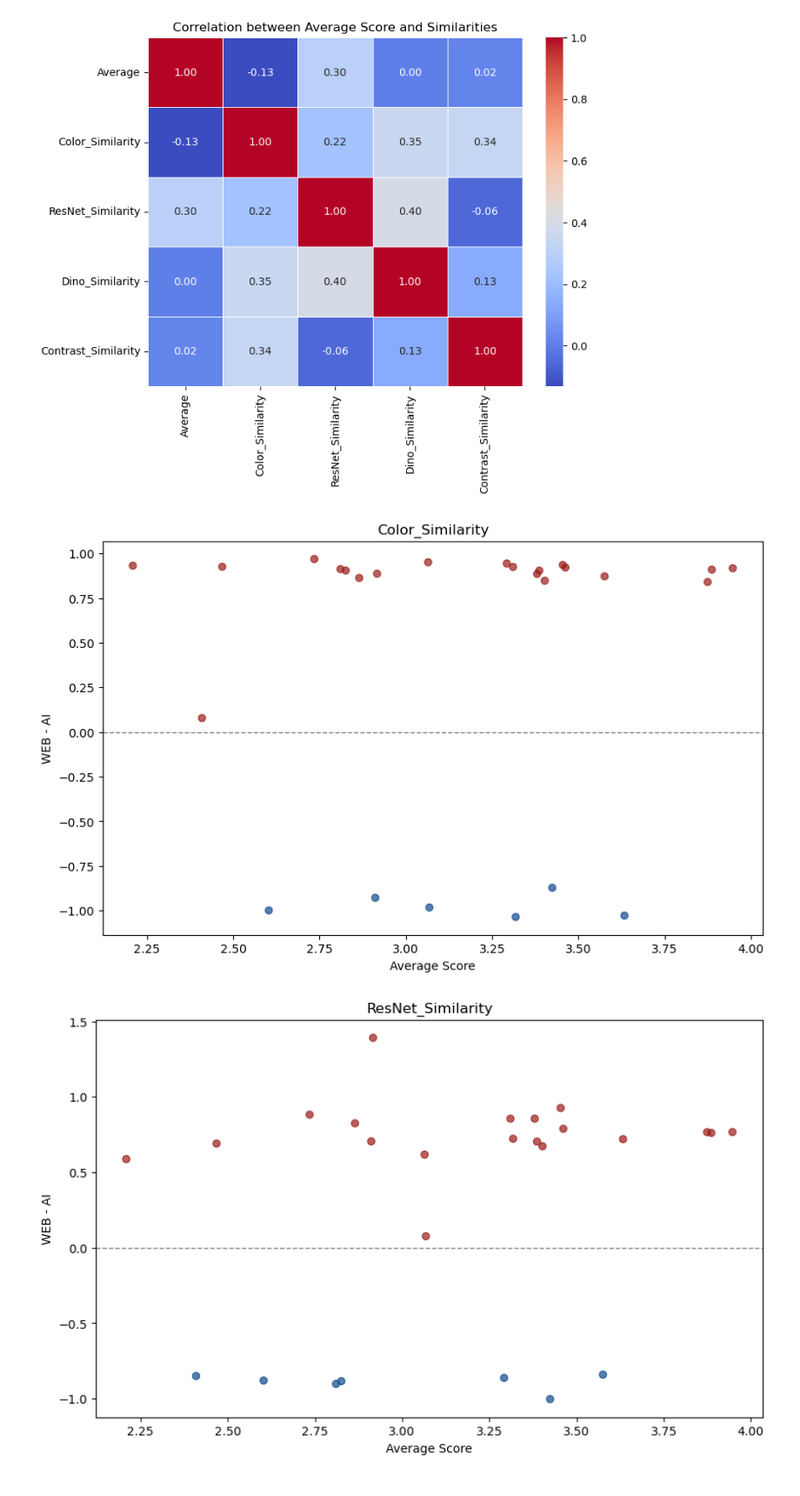
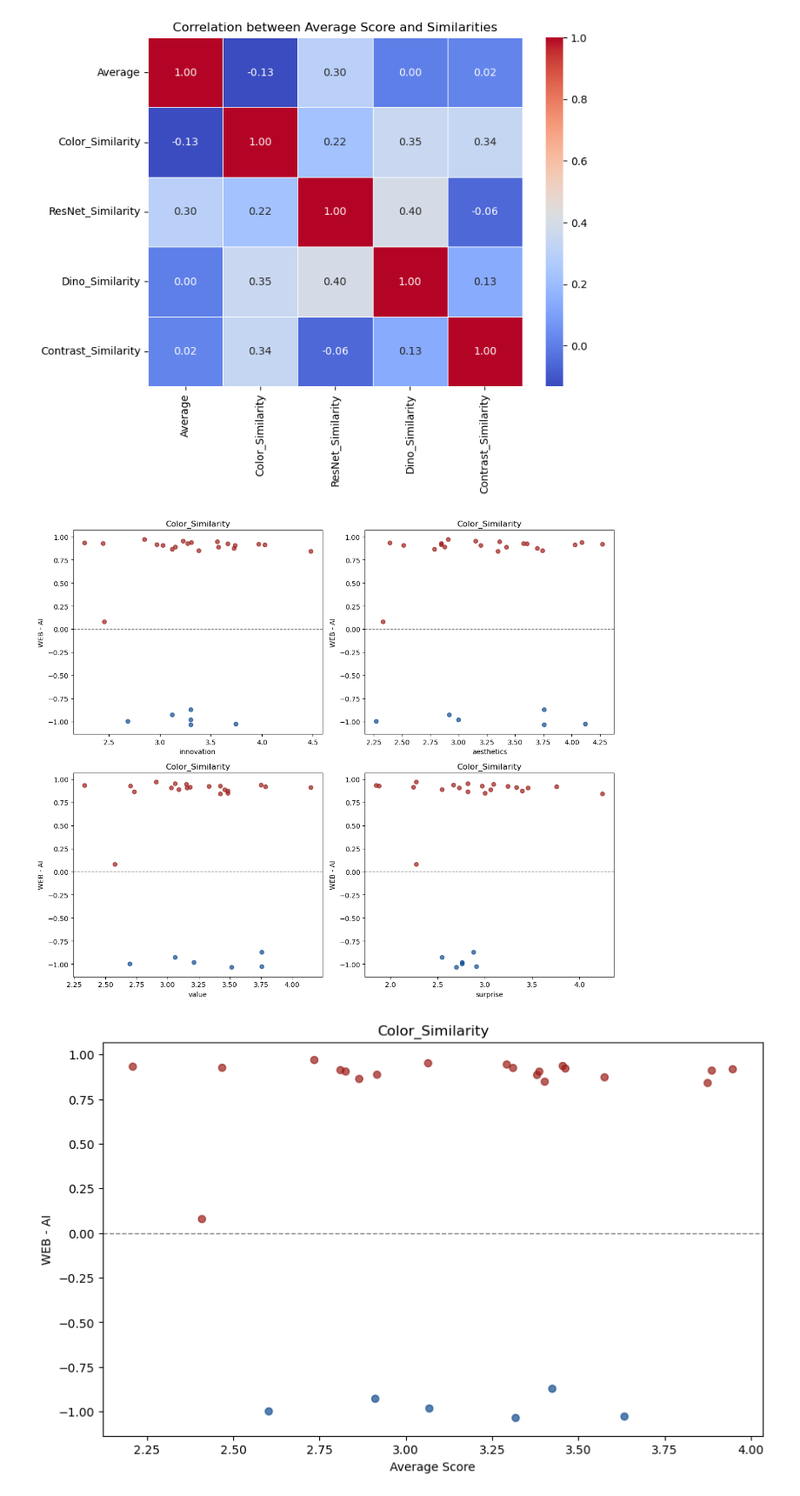
Before and after one commit to adamtms/AI-nspired, a Jupyter notebook: expert_grades.ipynb, the cells around one changed output. Shown at 87% size. Saved outputs shown, nothing was run; the diff lists cells and outputs as text; code cells hidden in the pictures.

Commit message:
Plot seperately each grade

```diff
--- a/expert_grades.ipynb
+++ b/expert_grades.ipynb
@@ -206,23 +206,46 @@ plt.show()
 # %% [output]
 [figure]
 # %%
+grades = ["innovation", "aesthetics", "value", "surprise"]
+
+custom_palette = {"AI": "#0F4A8E", "Web": "#9A1E1A"}
+
 for metric in metrics:
+
+    fig, axes = plt.subplots(2, 2, figsize=(12, 10))
+    axes = axes.flatten()
+
+    for i, grade in enumerate(grades):
+        ax = axes[i]
+
+        colors = np.where(project_scores[metric] >= 0, custom_palette["Web"], custom_palette["AI"])
+
+        ax.scatter(project_scores[grade], project_scores[metric], c=colors, alpha=0.7)
+
+        ax.axhline(0, color='gray', linestyle='dashed', linewidth=1)
+
+        ax.set_xlabel(grade)
+        ax.set_ylabel("WEB - AI")
+        ax.set_title(f"{metric}")
+
+    plt.tight_layout()
+    plt.show()
+
+
+
     plt.figure(figsize=(10, 6))
-
-    custom_palette = {"AI": "#0F4A8E", "Web": "#9A1E1A"}
-
 
     colors = np.where(project_scores[metric] >= 0, custom_palette["Web"], custom_palette["AI"])
 
     plt.scatter(project_scores["Average"], project_scores[metric], c=colors, alpha=0.7, label=metric)
 
 
     plt.axhline(0, color='gray', linestyle='dashed', linewidth=1)
 
     plt.xlabel("Average Score")
     plt.ylabel("WEB - AI")
     plt.title(f"{metric}")
     plt.show()
 # %% [output]
-[figure, old version]
+[figure, new version]
-[figure, old version]
+[figure, new version]
```
Also changed, not shown: parts of 1 cell of this notebook.
